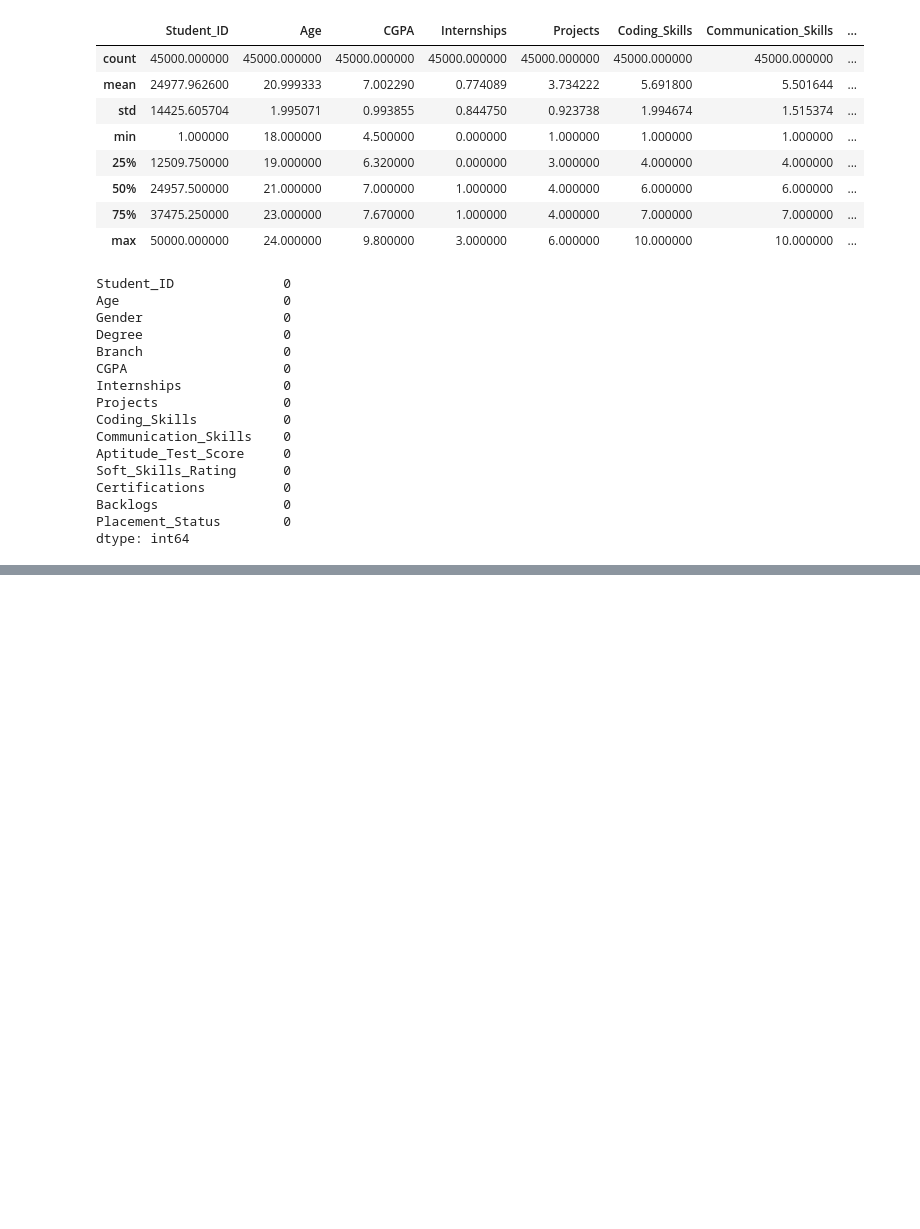
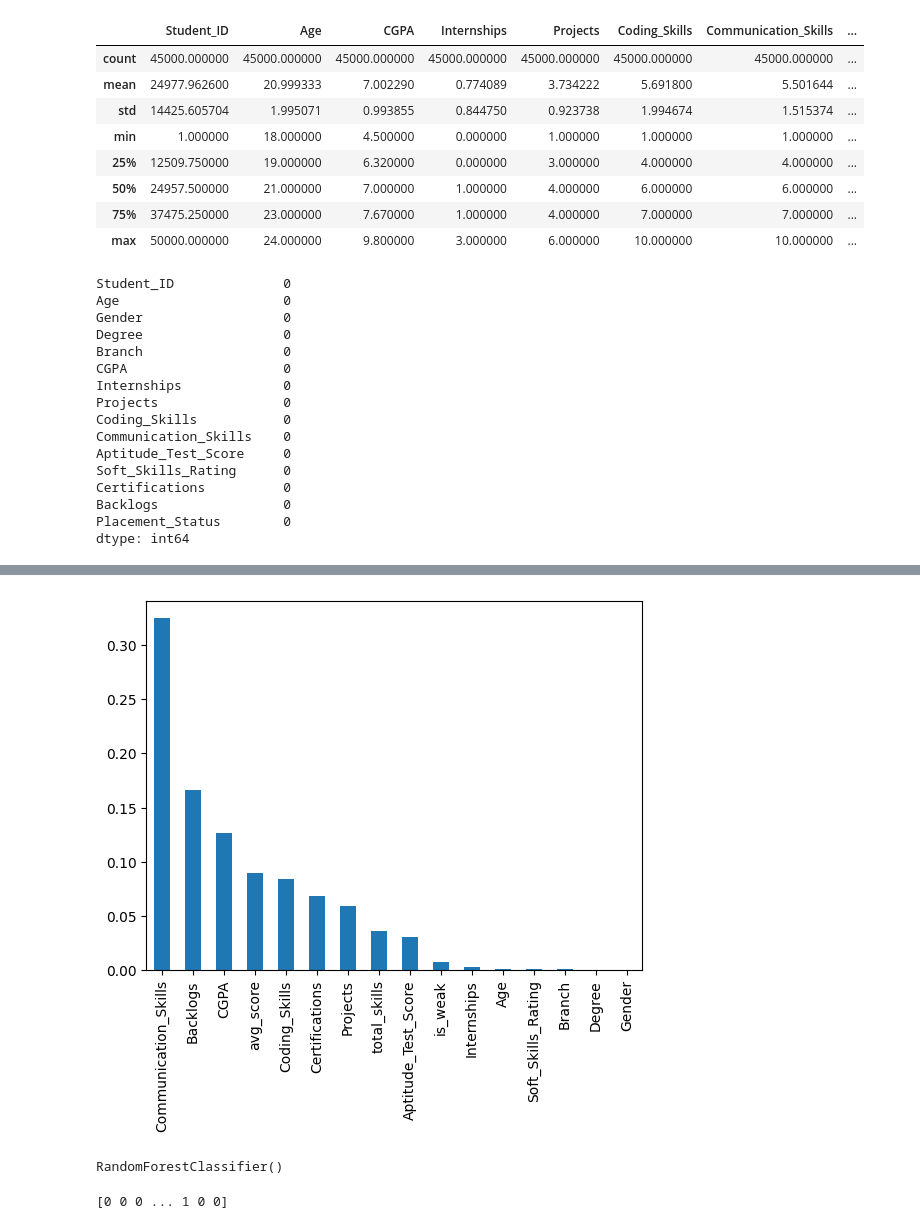
Before and after one commit to pratik0221/placement-prediction-system, a Jupyter notebook: notebooks/model.ipynb, the cells around one changed output, grey strips where cells are left out. Saved outputs shown, nothing was run; the diff lists cells and outputs as text; code cells hidden in the pictures; blank space fills up the shorter version.

```diff
--- a/notebooks/model.ipynb
+++ b/notebooks/model.ipynb
@@ -123,3 +136,16 @@ df["total_skills"] = df["Aptitude_Test_Score"] + df["Communication_Skills"] + df
 
 # Weak student flag
 df["is_weak"] = df["CGPA"].apply(lambda x: 1 if x < 6 else 0)
+# %%
+# Model Building
+X = df.drop("Placement_Status", axis=1)
+y = df["Placement_Status"]
+# %%
+# Train-Test Split
+X_train, X_test, y_train, y_test = train_test_split(
+    X, y, test_size=0.2, random_state=42
+)
+# %%
+# Train Model
+model = RandomForestClassifier()
+model.fit(X_train, y_train)
@@ -125,0 +170,6 @@ df["is_weak"] = df["CGPA"].apply(lambda x: 1 if x < 6 else 0)
+# %%
+importance = pd.Series(model.feature_importances_, index=X.columns)
+importance.sort_values(ascending=False).plot(kind='bar')
+plt.show()
+# %% [output]
+[figure, added]
@@ -125,0 +191,12 @@ df["is_weak"] = df["CGPA"].apply(lambda x: 1 if x < 6 else 0)
+# %%
+X = df[features]
+y = df["Placement_Status"]
+
+model.fit(X, y)
+# %% [output]
+RandomForestClassifier()
+# %%
+# Prediction
+y_pred = model.predict(X_test)
+# %% [output]
+[0 0 0 ... 1 0 0]
```
Also changed, not shown: parts of 15 cells of this notebook.
